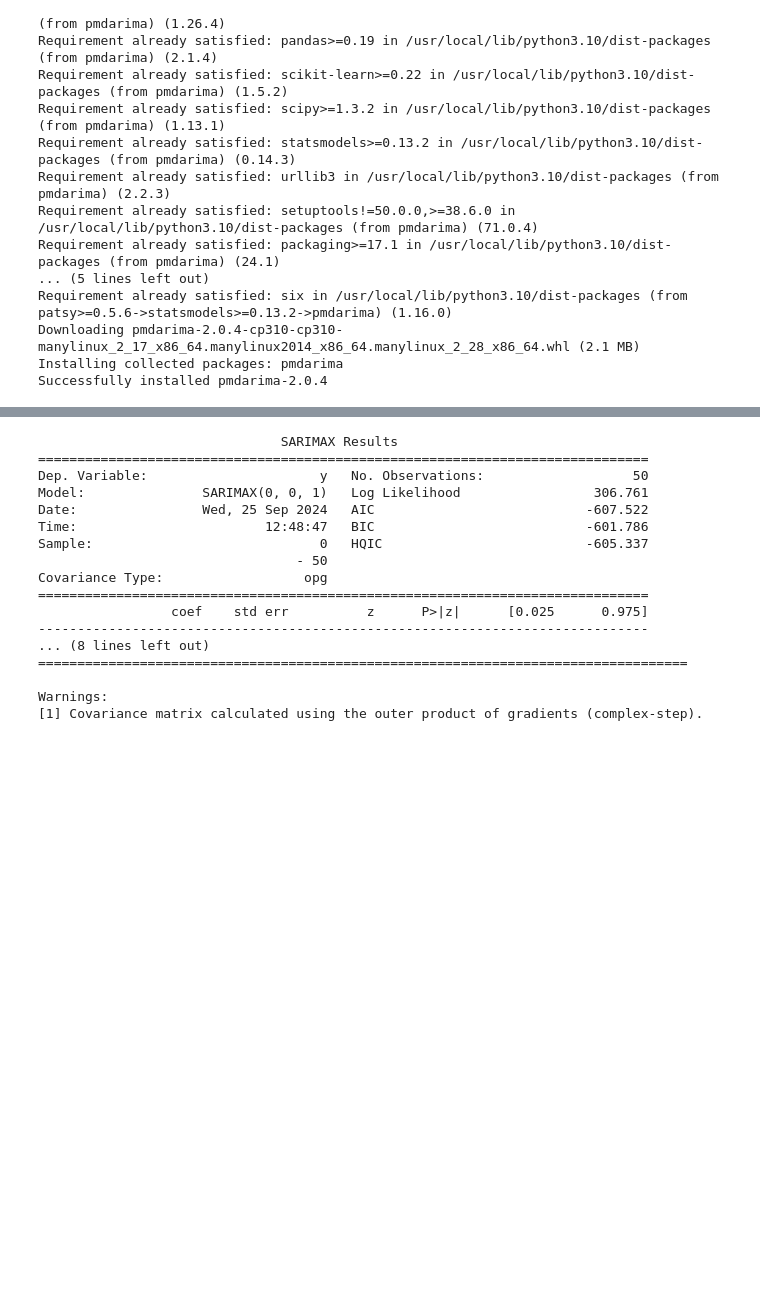
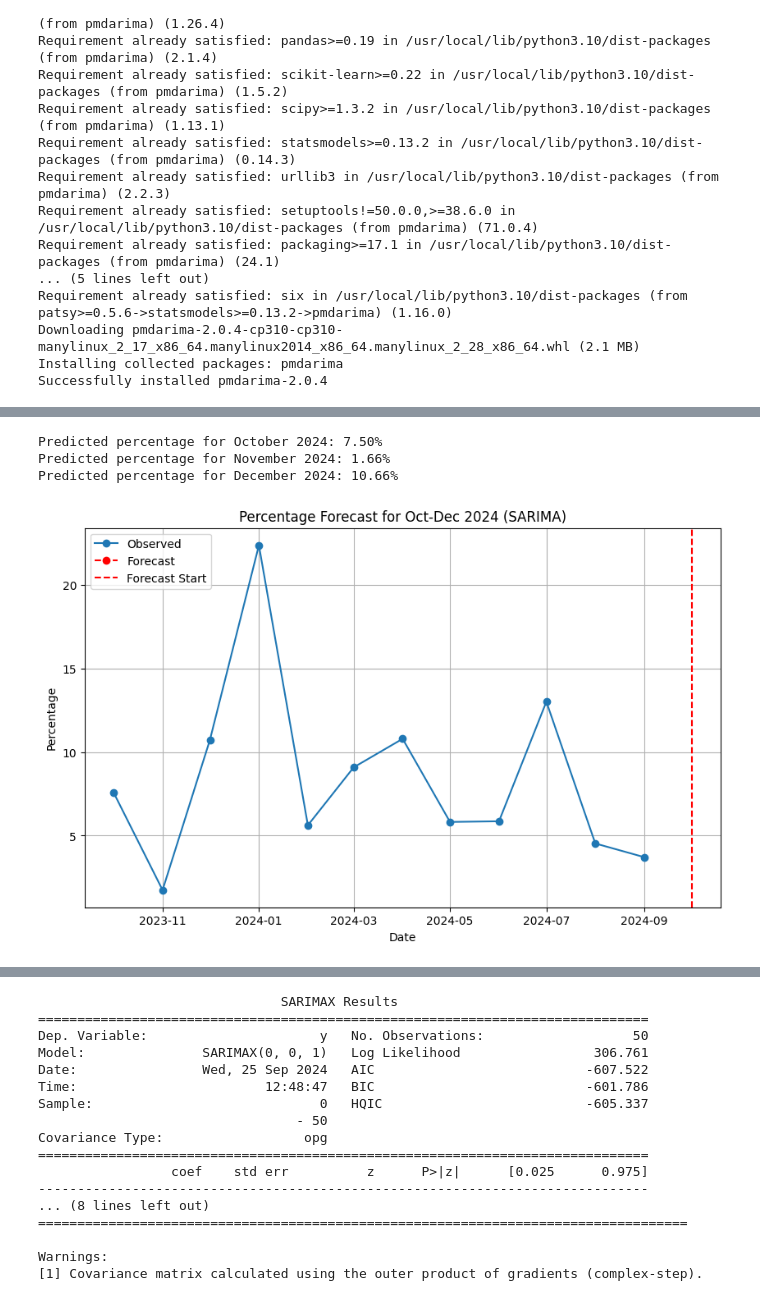
Before and after one commit to SoumyajeetM/ARIMA_Sales_Forecasting, a Jupyter notebook: ARIMA_Forecasting.ipynb, the cells around one changed output, grey strips where cells are left out. Drawn from its saved outputs; the diff is of its cells as text; code cells hidden in the pictures; blank space fills up the shorter version.

```diff
--- a/ARIMA_Forecasting.ipynb
+++ b/ARIMA_Forecasting.ipynb
@@ -22,0 +117,55 @@ Successfully installed pmdarima-2.0.4
+# %%
+import pandas as pd
+import numpy as np
+from statsmodels.tsa.statespace.sarimax import SARIMAX
+import matplotlib.pyplot as plt
+
+# Data provided
+data = {
+    'Date': ['Dec-2023', 'Nov-2023', 'Oct-2023', 'Sep-2024', 'Aug-2024', 'Jul-2024',
+             'Jun-2024', 'May-2024', 'Apr-2024', 'Mar-2024', 'Feb-2024', 'Jan-2024'],
+    'Percentage': [10.74, 1.74, 7.58, 3.71, 4.53, 13.02, 5.86, 5.82, 10.80, 9.09, 5.62, 22.39]
+}
+
+# Convert data into DataFrame
+df = pd.DataFrame(data)
+df['Date'] = pd.to_datetime(df['Date'], format='%b-%Y')
+df.set_index('Date', inplace=True)
+
+# Sorting the DataFrame by Date
+df = df.sort_index()
+
+# Fit SARIMA model with seasonality (12 months seasonality assumed)
+model = SARIMAX(df['Percentage'], order=(1, 1, 1), seasonal_order=(1, 1, 1, 12))
+model_fit = model.fit(disp=False)
+
+# Forecast for October, November, and December 2024 (3 months ahead)
+forecast_steps = 3
+forecast = model_fit.forecast(steps=forecast_steps)
+
+# Create future date index for the forecast
+future_dates = pd.date_range(start=df.index[-1] + pd.DateOffset(months=1), periods=forecast_steps, freq='MS')
+
+# Combine forecast into a new DataFrame
+forecast_df = pd.DataFrame(forecast, index=future_dates, columns=['Forecast'])
+
+# Print forecasted values for October, November, and December 2024
+for date, value in zip(future_dates, forecast):
+    print(f"Predicted percentage for {date.strftime('%B %Y')}: {value:.2f}%")
+
+# Plotting observed data and forecasted data
+plt.figure(figsize=(10, 6))
+plt.plot(df.index, df['Percentage'], label='Observed', marker='o')
+plt.plot(forecast_df.index, forecast_df['Forecast'], label='Forecast', marker='o', linestyle='--', color='red')
+plt.axvline(pd.Timestamp('2024-10-01'), color='red', linestyle='--', label='Forecast Start')
+plt.title('Percentage Forecast for Oct-Dec 2024 (SARIMA)')
+plt.xlabel('Date')
+plt.ylabel('Percentage')
+plt.legend()
+plt.grid(True)
+plt.show()
+# %% [output]
+Predicted percentage for October 2024: 7.50%
+Predicted percentage for November 2024: 1.66%
+Predicted percentage for December 2024: 10.66%
+[figure, added]
```
Also changed, not shown: parts of 12 cells of this notebook.
